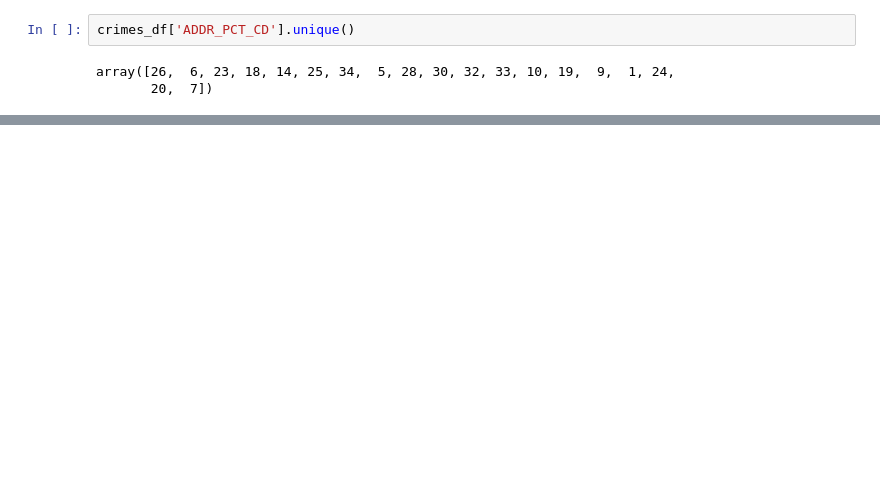
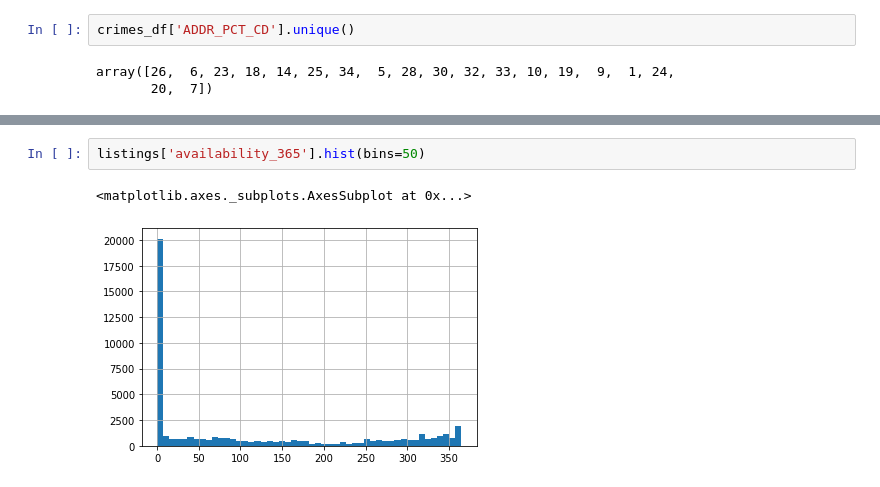
Before and after one commit to abhi-vik/bds-proj, a Jupyter notebook: explore.ipynb, the cells around one changed output, grey strips where cells are left out. Saved outputs shown, nothing was run; the diff lists cells and outputs as text; blank space fills up the shorter version.

```diff
--- a/explore.ipynb
+++ b/explore.ipynb
@@ -98,0 +112,5 @@ array([26,  6, 23, 18, 14, 25, 34,  5, 28, 30, 32, 33, 10, 19,  9,  1, 24,
+# %%
+listings['availability_365'].hist(bins=50)
+# %% [output]
+<matplotlib.axes._subplots.AxesSubplot at 0x...>
+[figure, added]
```
Also changed, not shown: parts of 9 cells of this notebook, 1 other file.
